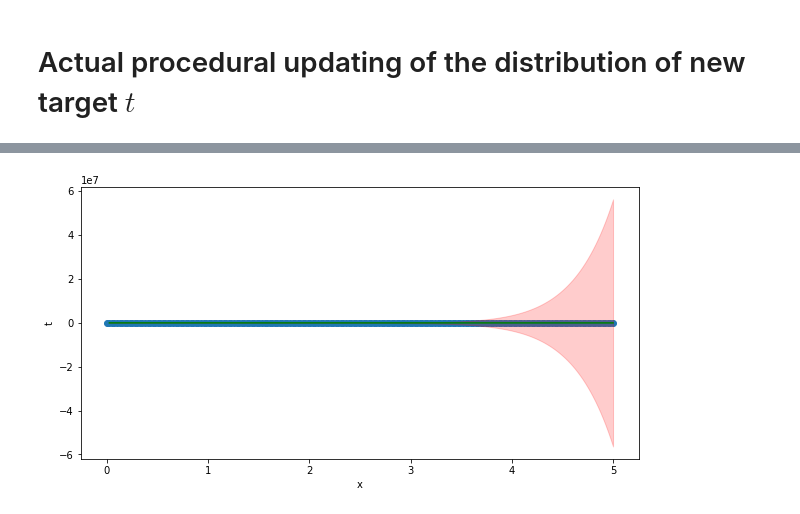
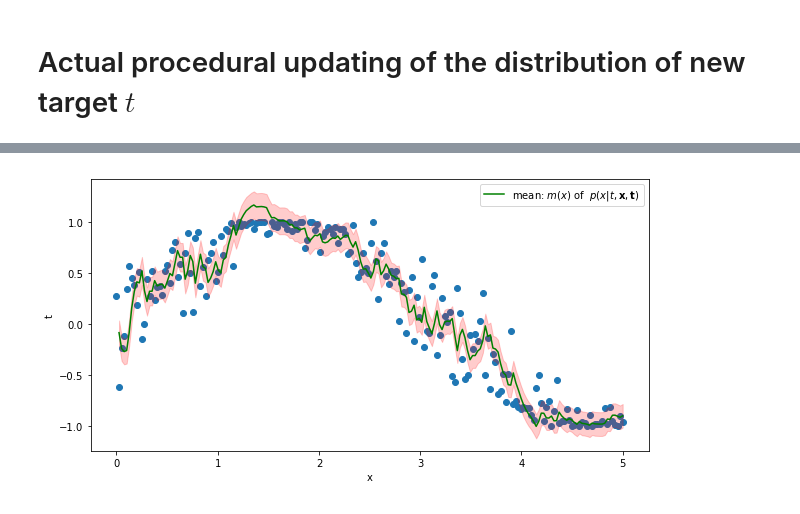
Before and after one commit to nazariyv/smallMargin_bayesianCurveFitting, a Jupyter notebook: Bayesian curve fitting.ipynb, the cells around one changed output, grey strips where cells are left out. Cells and saved outputs as stored; diff of their text form; code cells hidden in the pictures.

```diff
--- a/Bayesian curve fitting.ipynb
+++ b/Bayesian curve fitting.ipynb
@@ -3,5 +3,3 @@
 import pandas as pd
 import numpy as np
 import matplotlib.pyplot as plt
-# %%
-points = [(0,0),(0,0.25),(0.1,0.8),(0.2,0.9),(0.3,0.93),(0.45,0.00),(0.55,0.1),(0.7,-0.75),(0.8,-0.3),(0.9,-0.5),(1,0.2)]
@@ -158,30 +164,32 @@ plt.show()
 # %%
 means     = [0.] * (len(x_predict) - 1)  # Important, have 0., otherwise will be an array of integers.
 variances = [0.] * (len(x_predict) - 1)
 
 for i in range(len(x_predict) - 1):
-#     x_vec = np.append(x_vec,x_predict[i]) # x_vec
-#     x_vec = x_vec.reshape(x_vec.shape + (1,))
-#     t_vec = np.append(t_vec,y_predict[i]) # target_vec
-#     t_vec = t_vec.reshape(t_vec.shape + (1,))
+    x_vec = np.append(x_vec,x_predict[i]) # x_vec
+    x_vec = x_vec.reshape(x_vec.shape + (1,))
+    t_vec = np.append(t_vec,y_predict[i]) # target_vec
+    t_vec = t_vec.reshape(t_vec.shape + (1,))
     new_datapoint = x_predict[i + 1]
     new_x = new_datapoint[0]
     p_t_mean = mean(  alpha,  beta, new_x, t_vec, x_vec, M)
     p_t_var = variance(alpha, beta, new_x, x_vec, M)
     means[i] = p_t_mean
-    variances[i] = (0.01*p_t_var + means[i], means[i] - 0.01*p_t_var)
+    variances[i] = (1*p_t_var + means[i], means[i] - 1*p_t_var)
 
 f = plt.figure(figsize=(10,5))
 ax = f.add_subplot(111)
 
 ax.scatter(x_predict,y_predict)
 ax.plot(x_predict[1:],means,c='green')
 miny = [y[1] for y in variances]
 maxy = [y[0] for y in variances]
 ax.fill_between(x_predict[1:].T[0],miny,maxy,alpha=0.2,color='red')
 
+ax.legend(['mean: $m(x)$ of  $p(x|t,\mathbf{x},\mathbf{t})$'],fontsize=10)
+
 ax.set_xlabel('x')
 ax.set_ylabel('t')
 plt.show()
 # %% [output]
-[figure, old version]
+[figure, new version]
```
Also changed, not shown: parts of 13 cells of this notebook, 1 other file.
